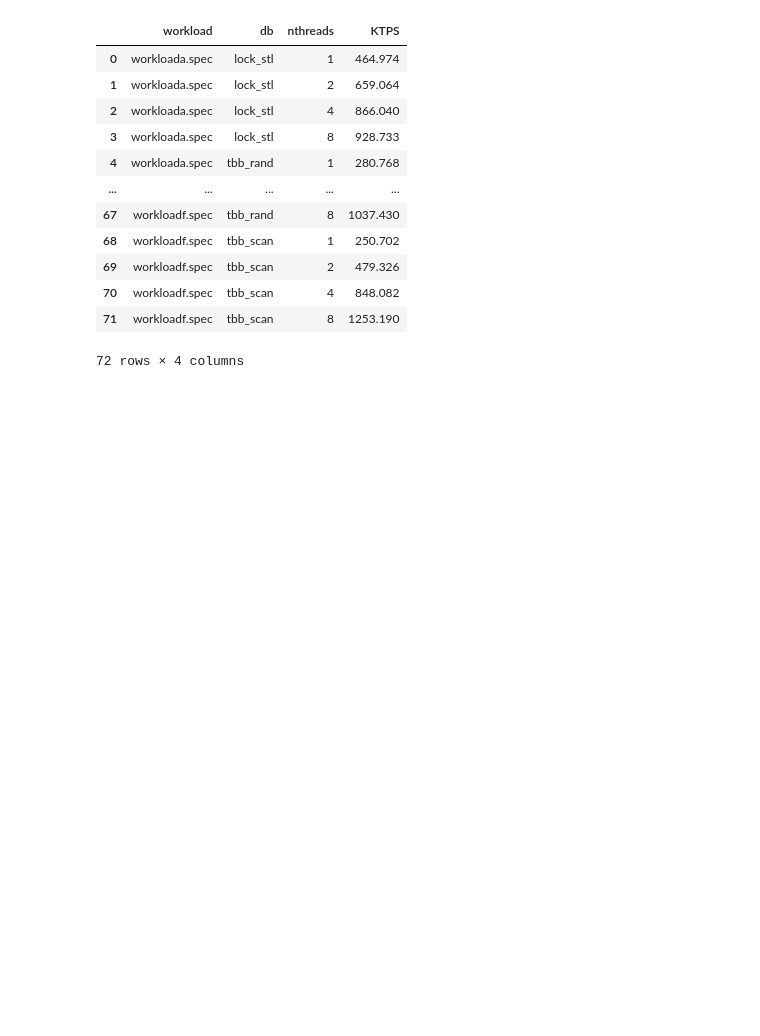
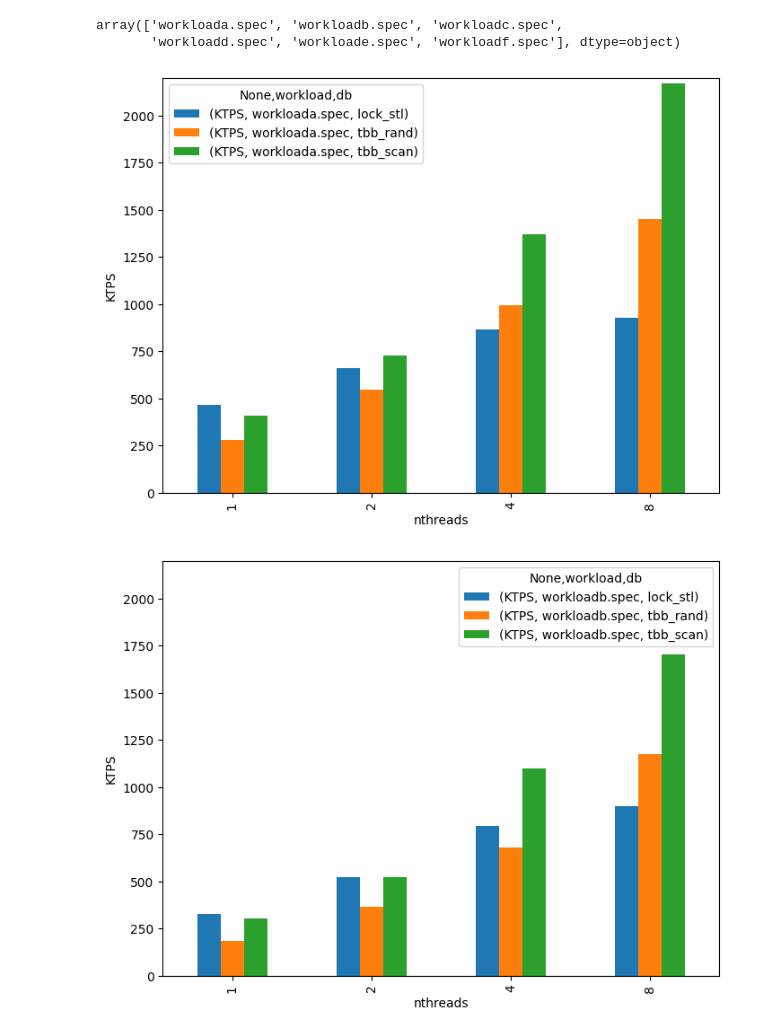
Before and after one commit to range3/kvs-evaluation, a Jupyter notebook: src/plot.ipynb, the cells around one changed output. Drawn from its saved outputs; the diff is of its cells as text; code cells hidden in the pictures; blank space fills up the shorter version.

Commit message:
Add graph

```diff
--- a/src/plot.ipynb
+++ b/src/plot.ipynb
@@ -11,20 +11,28 @@ import matplotlib.pyplot as plt
 import matplotlib.collections as mc
 import matplotlib.cm as cm
 # %%
-df = pd.read_csv('result.csv', names=('workload', 'db', 'nthreads', 'KTPS'))
+df = (
+    pd.read_csv(
+        'result.csv',
+        names=('workload', 'db', 'nthreads', 'KTPS'),
+        dtype={'nthreads': int, 'KTPS': float},
+    )
+)
-# %%
-df
-# %% [output]
-|  | workload | db | nthreads | KTPS |
-| 0 | workloada.spec | lock_stl | 1 | 464.974 |
-| 1 | workloada.spec | lock_stl | 2 | 659.064 |
-| 2 | workloada.spec | lock_stl | 4 | 866.040 |
-| 3 | workloada.spec | lock_stl | 8 | 928.733 |
-| 4 | workloada.spec | tbb_rand | 1 | 280.768 |
-| ... | ... | ... | ... | ... |
-| 67 | workloadf.spec | tbb_rand | 8 | 1037.430 |
-| 68 | workloadf.spec | tbb_scan | 1 | 250.702 |
-| 69 | workloadf.spec | tbb_scan | 2 | 479.326 |
-| 70 | workloadf.spec | tbb_scan | 4 | 848.082 |
-| 71 | workloadf.spec | tbb_scan | 8 | 1253.190 |
-72 rows × 4 columns
+# %%
+workloads = df['workload'].unique()
+# %% [output]
+array(['workloada.spec', 'workloadb.spec', 'workloadc.spec',
+       'workloadd.spec', 'workloade.spec', 'workloadf.spec'], dtype=object)
+# %%
+workloads = df['workload'].unique()
+for workload in workloads:
+    fig = plt.figure(figsize=(8,6), dpi=100)
+    fig.patch.set_alpha(1)
+    ax = fig.add_subplot()
+    df[df['workload'] == workload].pivot(index='nthreads', columns=['workload', 'db'], values=['KTPS']).plot(ax=ax, kind='bar')
+    ax.set_ylabel('KTPS')
+    if workload != 'workloade.spec':
+        ax.set_ylim(0, 2200)
+# %% [output]
+[figure, added]
+[figure, added]
```
Also changed, not shown: parts of 1 cell of this notebook.
